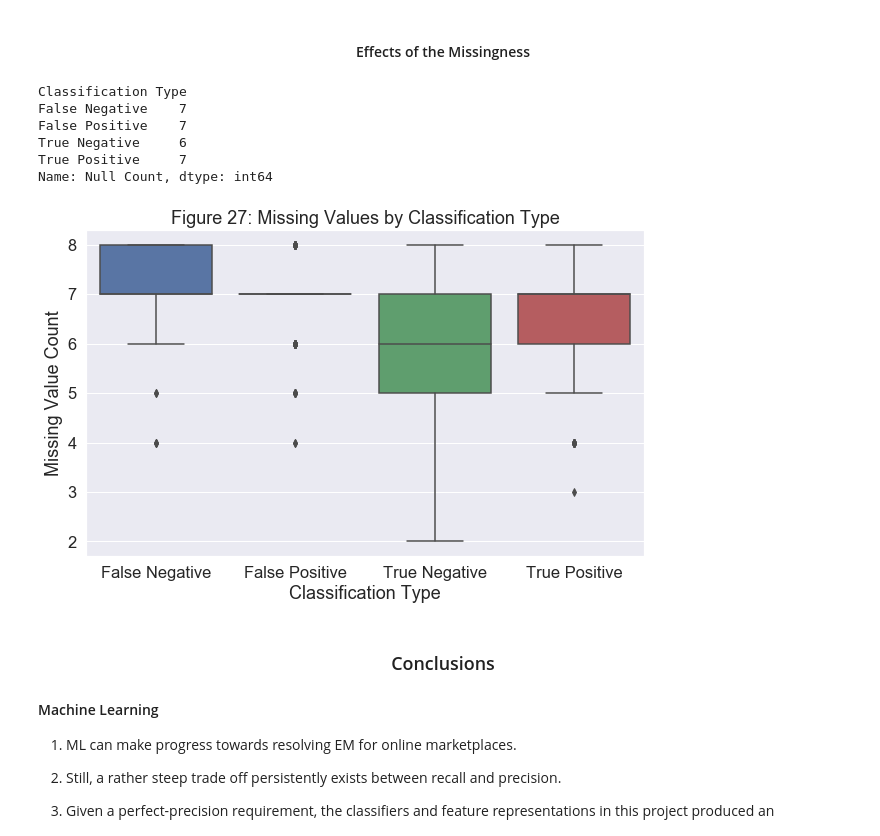
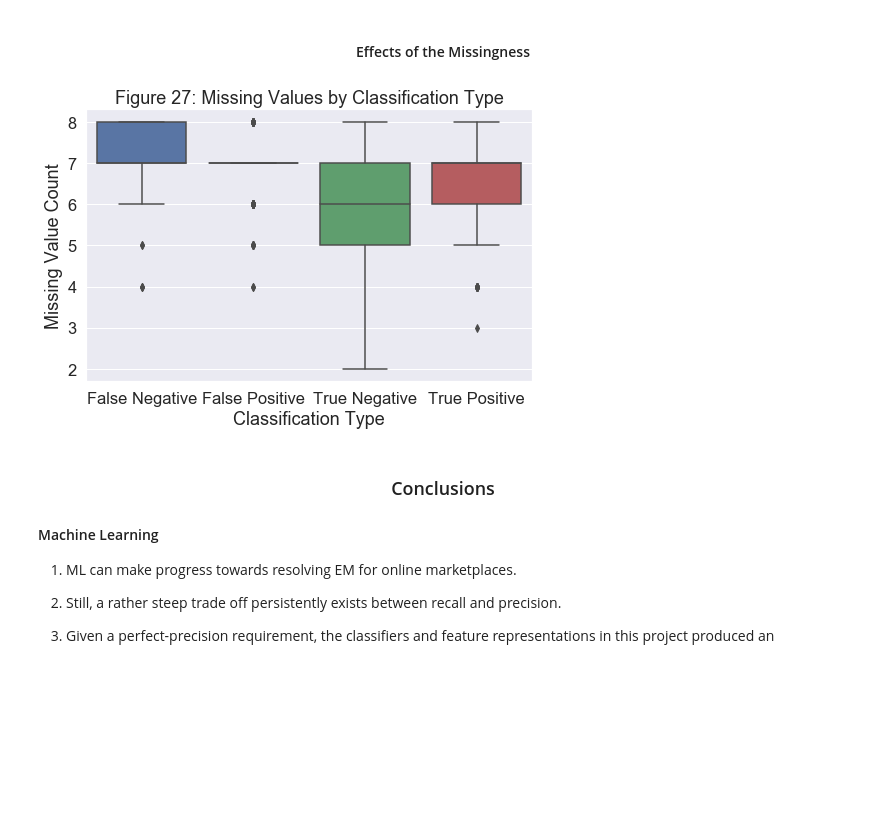
Before and after one commit to kylegilde/Entity-Matching-in-Online-Retail, a Jupyter notebook: Presentation.ipynb, the cells around one changed output. Saved outputs shown, nothing was run; the diff lists cells and outputs as text; code cells hidden in the pictures; blank space fills up the shorter version.

```diff
--- a/Presentation.ipynb
+++ b/Presentation.ipynb
@@ -817,25 +821,19 @@ all_cat_df.sort_values('Classification Type', ascending=True, inplace=True)
 <h4><center>Effects of the Missingness</center></h4>
 # %%
 sns.set(font_scale=1.5)
-plt.figure(figsize=(10, 6))
+plt.figure(figsize=(8, 5))
 
 sns.boxplot(x=all_cat_df.loc[:, 'Classification Type'],
             y=all_cat_df['Null Count'])\
             .set_title('Figure 27: Missing Values by Classification Type')
 
 plt.ylabel('Missing Value Count')
 
 if SAVE_PLOTS: plt.savefig('fig-27-sparsity.png', bbox_inches = "tight")
 
-all_cat_df.groupby('Classification Type')['Null Count'].median()
+# all_cat_df.groupby('Classification Type')['Null Count'].median()
 # %% [output]
-Classification Type
-False Negative    7
-False Positive    7
-True Negative     6
-True Positive     7
-Name: Null Count, dtype: int64
-[figure, old version]
+[figure, new version]
 # %% [markdown]
 <h3><center>Conclusions</center></h3>
 
```
Also changed, not shown: parts of 2 cells of this notebook, 1 other file.
